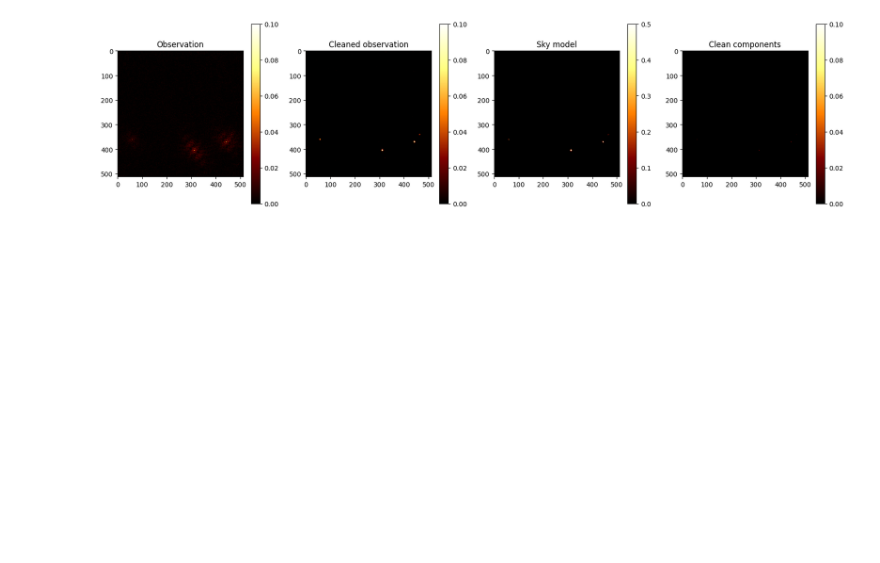
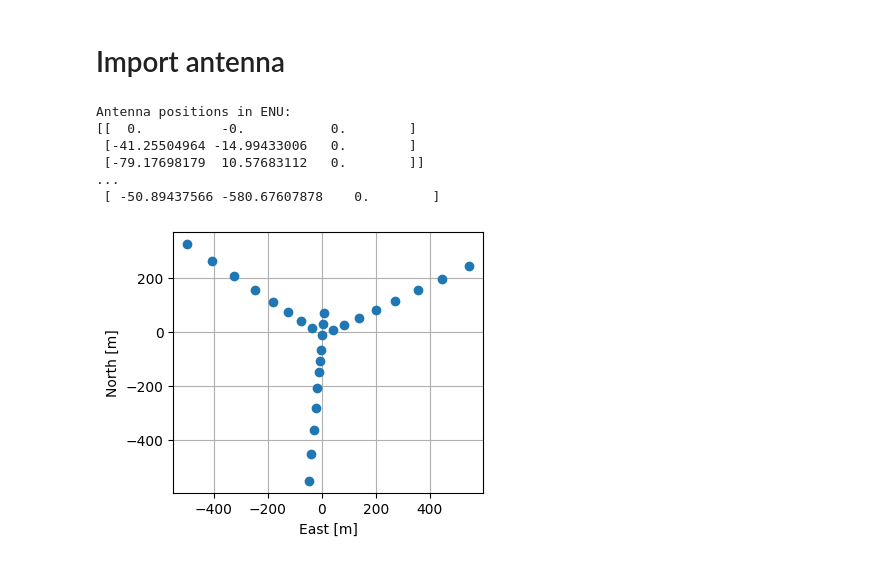
Before and after one commit to CentofantiEze/argosim, a Jupyter notebook: notebooks/radio_imaging_demo.ipynb, the cells around one changed output. Drawn from its saved outputs; the diff is of its cells as text; code cells hidden in the pictures; blank space fills up the shorter version.

```diff
--- a/notebooks/radio_imaging_demo.ipynb
+++ b/notebooks/radio_imaging_demo.ipynb
@@ -168,20 +8,0 @@ I_clean, sky_model = clean_hogbom(obs_sky, beam, 0.4, 500, sigma, clean_beam_siz
-# %%
-vm = .1
-# Plot clean observation
-fig, ax = plt.subplots(1,4,figsize=(20,5))
-im=ax[0].imshow(obs_sky, vmin=0, vmax=vm)
-plt.colorbar(im, ax=ax[0])
-ax[0].set_title('Observation')
-im=ax[1].imshow(I_clean, vmin=0, vmax=vm)
-plt.colorbar(im, ax=ax[1])
-ax[1].set_title('Cleaned observation')
-im=ax[2].imshow(sky,vmin=0,vmax=0.5)
-plt.colorbar(im, ax=ax[2])
-ax[2].set_title('Sky model')
-# plt.savefig('/home/figures/clean_observation.pdf')
-im=ax[3].imshow(sky_model, vmin=0, vmax=vm)
-plt.colorbar(im, ax=ax[3])
-ax[3].set_title('Clean components')
-plt.show()
-# %% [output]
-[figure, removed]
@@ -187,0 +11,27 @@ plt.show()
+# %% [markdown]
+# Import antenna
+# %%
+antenna = np.genfromtxt('../configs/arrays/vlad.enu.txt')
+# antenna = np.genfromtxt('../configs/arrays/kat-7.enu.txt')
+antenna = np.append(antenna, np.zeros((antenna.shape[0],1)), axis=1)
+antenna[:,1] = -antenna[:,1]
+print('Antenna positions in ENU:')
+print(antenna[:3],'\n...\n',antenna[-1])
+# %% [output]
+Antenna positions in ENU:
+[[  0.          -0.           0.        ]
+ [-41.25504964 -14.99433006   0.        ]
+ [-79.17698179  10.57683112   0.        ]]
+...
+ [ -50.89437566 -580.67607878    0.        ]
+# %%
+fig = plt.figure(figsize=(4,4))
+plt.plot((antenna[:,0]-np.mean(antenna[:,0])), \
+         (antenna[:,1]-np.mean(antenna[:,1])) ,'o')
+plt.gca().set_aspect('equal')
+plt.grid('minor')
+plt.xlabel('East [m]')
+plt.ylabel('North [m]')
+plt.show()
+# %% [output]
+[figure, added]
```
Also changed, not shown: parts of 18 cells of this notebook.
